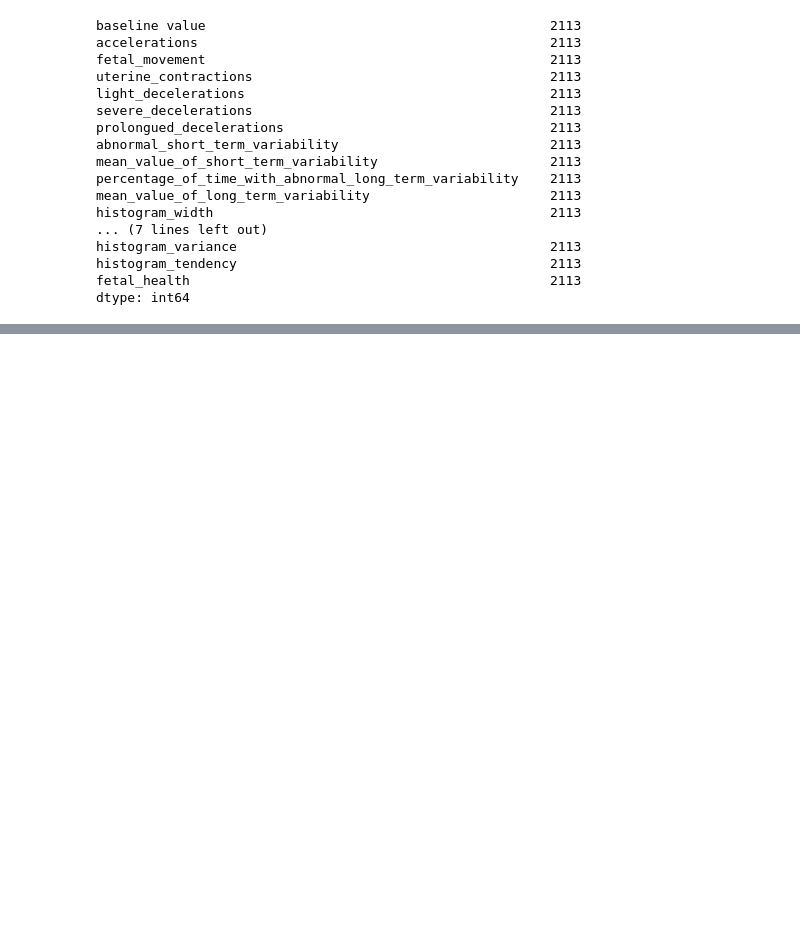
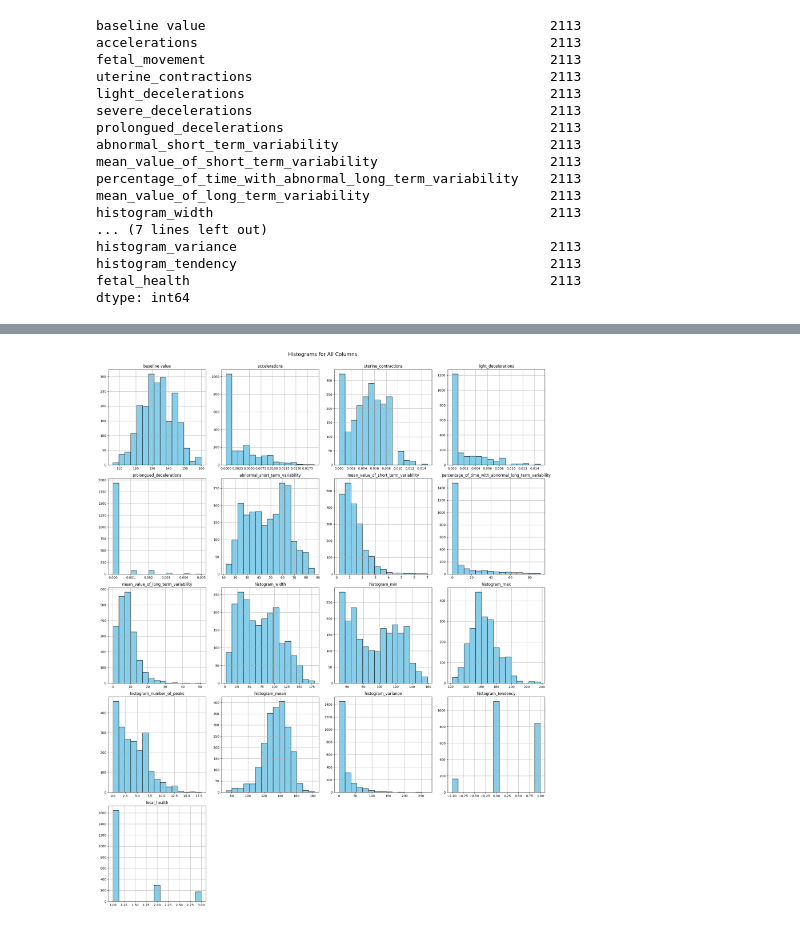
Before and after one commit to Constantin-Stamate/Pregnancy_Health_Assistant, a Jupyter notebook: models/decision_trees.ipynb, the cells around one changed output, grey strips where cells are left out. Saved outputs shown, nothing was run; the diff lists cells and outputs as text; code cells hidden in the pictures; blank space fills up the shorter version.

```diff
--- a/models/decision_trees.ipynb
+++ b/models/decision_trees.ipynb
@@ -192,0 +232,12 @@ dtype: int64
+# %%
+df.drop(['histogram_median', 'histogram_mode', 'severe_decelerations', 'histogram_number_of_zeroes', 'fetal_movement'], axis = 1, inplace = True)
+# %%
+df.hist(figsize=(20, 25), bins=15, color='skyblue', edgecolor='black')
+
+plt.suptitle('Histograms for All Columns', fontsize=16)
+plt.tight_layout()
+plt.subplots_adjust(top=0.95)
+
+plt.show()
+# %% [output]
+[figure, added]
```
Also changed, not shown: parts of 5 cells of this notebook.
